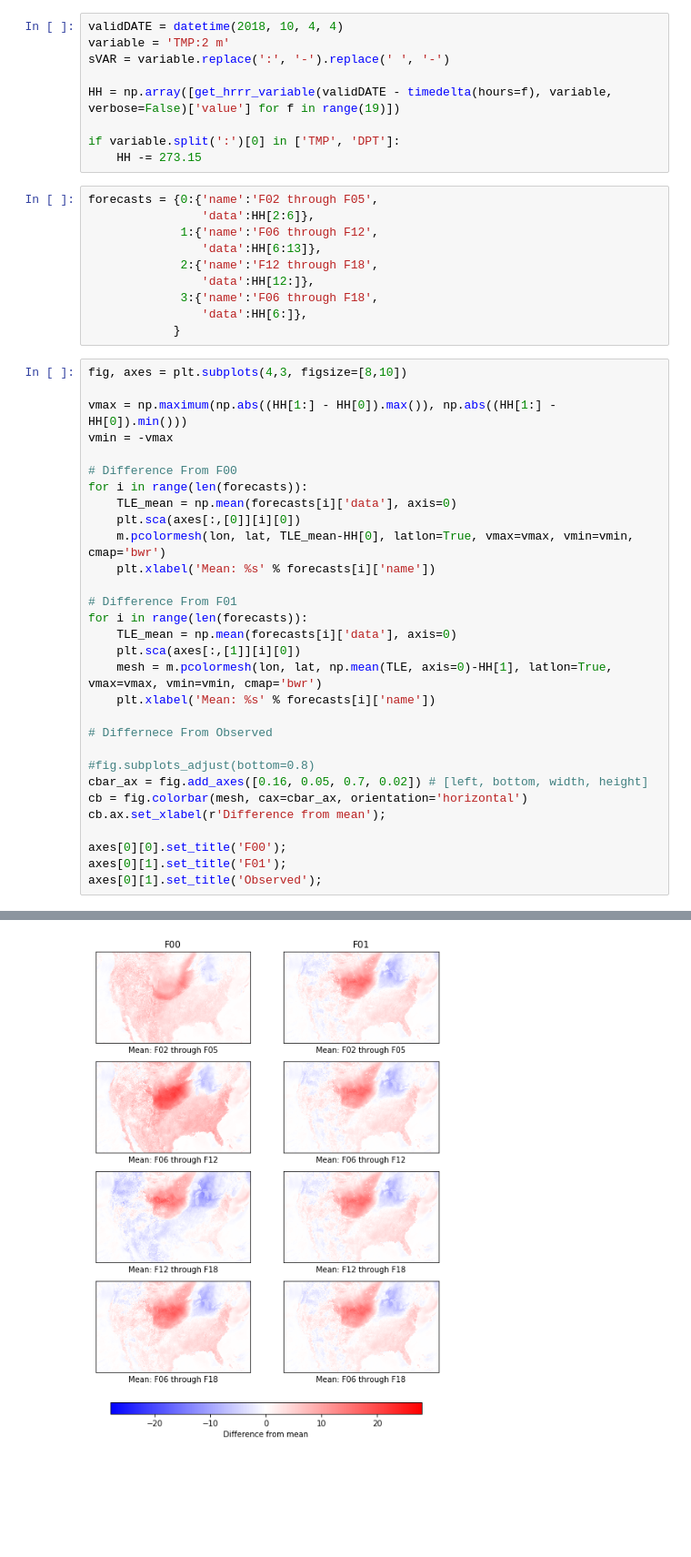
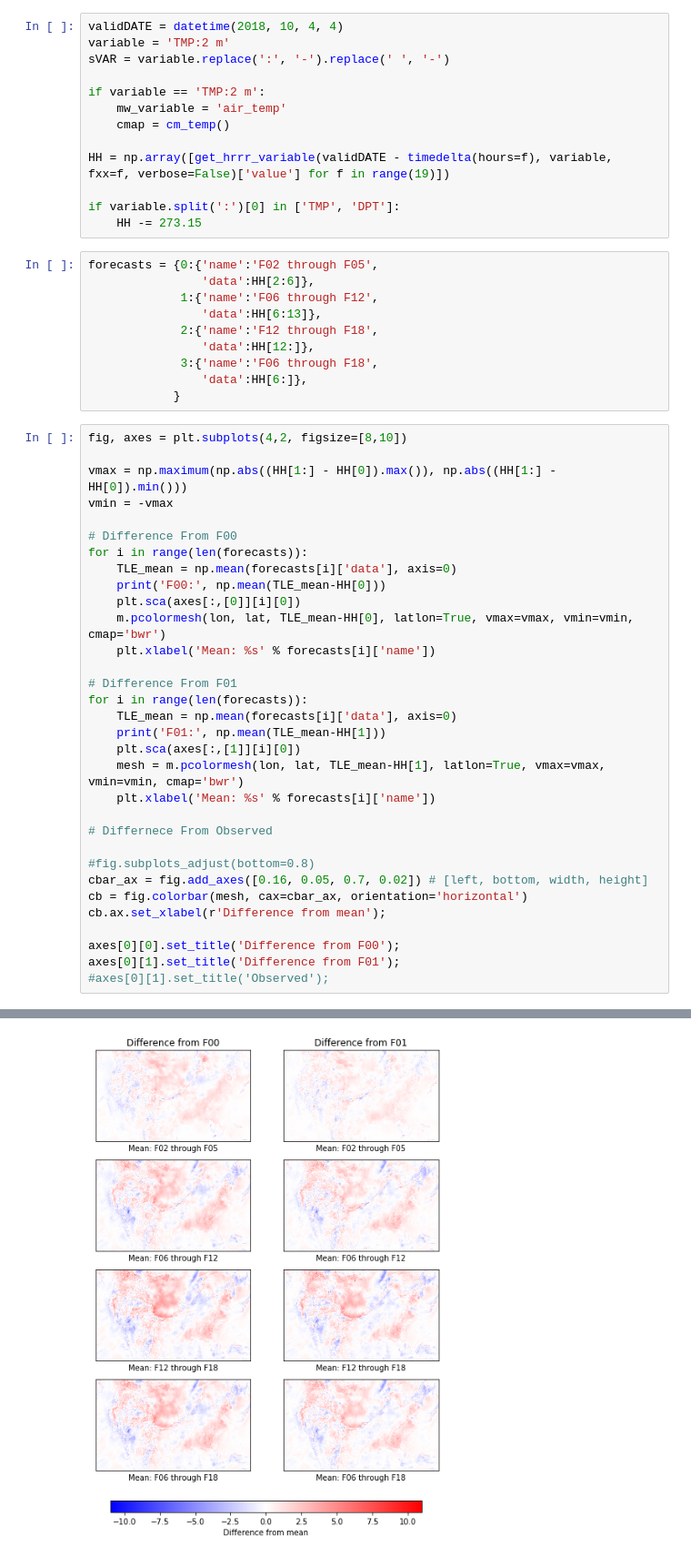
Before and after one commit to blaylockbk/pyBKB_v3, a Jupyter notebook: HRRR_TLE_exploration.ipynb, the cells around one changed output, grey strips where cells are left out. Shown at 91% size. Drawn from its saved outputs; the diff is of its cells as text; blank space fills up the shorter version.

```diff
--- a/HRRR_TLE_exploration.ipynb
+++ b/HRRR_TLE_exploration.ipynb
@@ -23,7 +23,11 @@ validDATE = datetime(2018, 10, 4, 4)
 variable = 'TMP:2 m'
 sVAR = variable.replace(':', '-').replace(' ', '-')
 
-HH = np.array([get_hrrr_variable(validDATE - timedelta(hours=f), variable, verbose=False)['value'] for f in range(19)])
+if variable == 'TMP:2 m':
+    mw_variable = 'air_temp'
+    cmap = cm_temp()
+
+HH = np.array([get_hrrr_variable(validDATE - timedelta(hours=f), variable, fxx=f, verbose=False)['value'] for f in range(19)])
 
 if variable.split(':')[0] in ['TMP', 'DPT']:
     HH -= 273.15
@@ -38,7 +42,7 @@ forecasts = {0:{'name':'F02 through F05',
                 'data':HH[6:]},
             }
 # %%
-fig, axes = plt.subplots(4,3, figsize=[8,10])
+fig, axes = plt.subplots(4,2, figsize=[8,10])
 
 vmax = np.maximum(np.abs((HH[1:] - HH[0]).max()), np.abs((HH[1:] - HH[0]).min()))
 vmin = -vmax
@@ -46,6 +50,7 @@ vmin = -vmax
 # Difference From F00
 for i in range(len(forecasts)):
     TLE_mean = np.mean(forecasts[i]['data'], axis=0)
+    print('F00:', np.mean(TLE_mean-HH[0]))
     plt.sca(axes[:,[0]][i][0])
     m.pcolormesh(lon, lat, TLE_mean-HH[0], latlon=True, vmax=vmax, vmin=vmin, cmap='bwr')
     plt.xlabel('Mean: %s' % forecasts[i]['name'])
@@ -53,8 +58,9 @@ for i in range(len(forecasts)):
 # Difference From F01
 for i in range(len(forecasts)):
     TLE_mean = np.mean(forecasts[i]['data'], axis=0)
+    print('F01:', np.mean(TLE_mean-HH[1]))
     plt.sca(axes[:,[1]][i][0])
-    mesh = m.pcolormesh(lon, lat, np.mean(TLE, axis=0)-HH[1], latlon=True, vmax=vmax, vmin=vmin, cmap='bwr')
+    mesh = m.pcolormesh(lon, lat, TLE_mean-HH[1], latlon=True, vmax=vmax, vmin=vmin, cmap='bwr')
     plt.xlabel('Mean: %s' % forecasts[i]['name'])
 
 # Differnece From Observed
@@ -64,7 +70,7 @@ cbar_ax = fig.add_axes([0.16, 0.05, 0.7, 0.02]) # [left, bottom, width, height]
 cb = fig.colorbar(mesh, cax=cbar_ax, orientation='horizontal')
 cb.ax.set_xlabel(r'Difference from mean');
 
-axes[0][0].set_title('F00');
-axes[0][1].set_title('F01');
-axes[0][1].set_title('Observed');
+axes[0][0].set_title('Difference from F00');
+axes[0][1].set_title('Difference from F01');
+#axes[0][1].set_title('Observed');
 # %% [output]
@@ -71,2 +85,2 @@ axes[0][1].set_title('Observed');
-[figure, old version]
+[figure, new version]
 # %%
```
Also changed, not shown: parts of 13 cells of this notebook, 3 other files.
